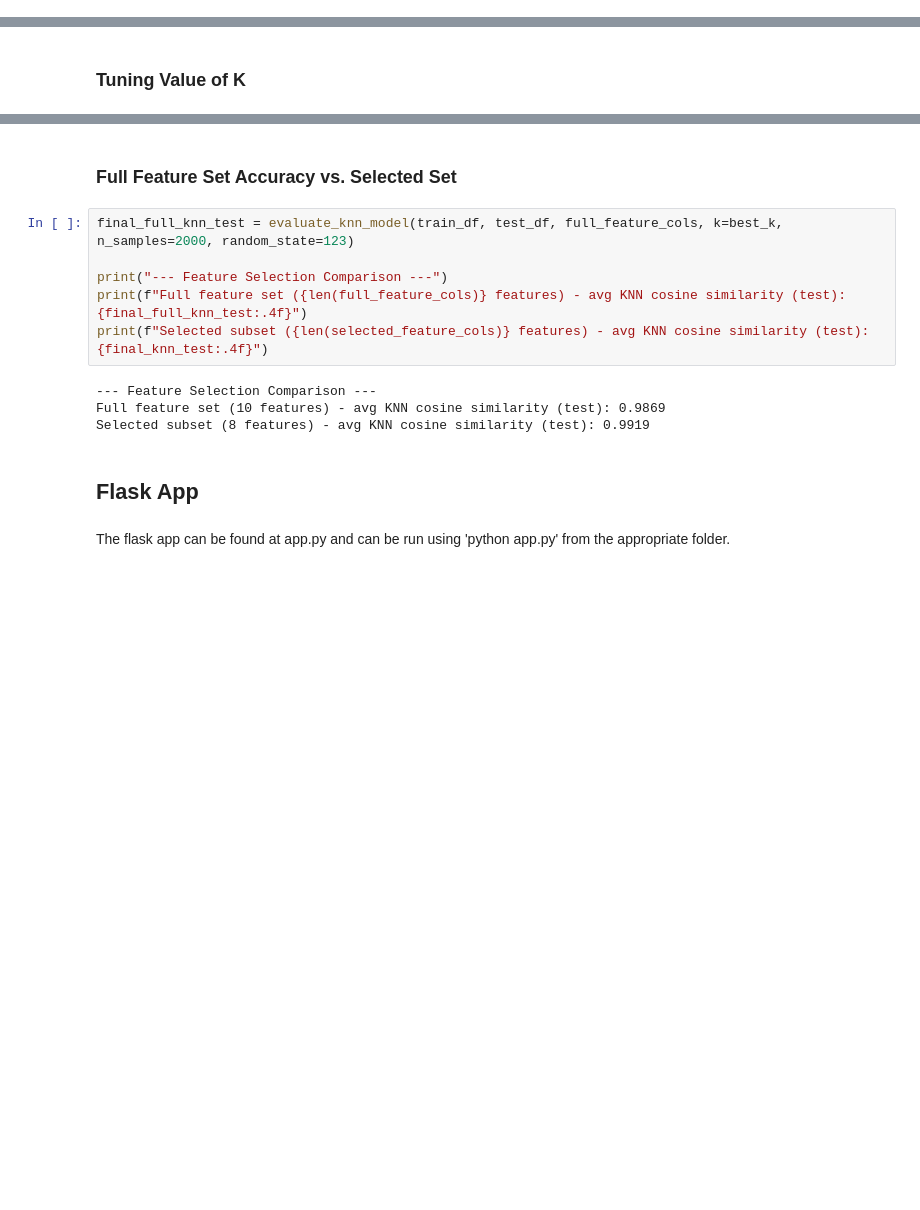
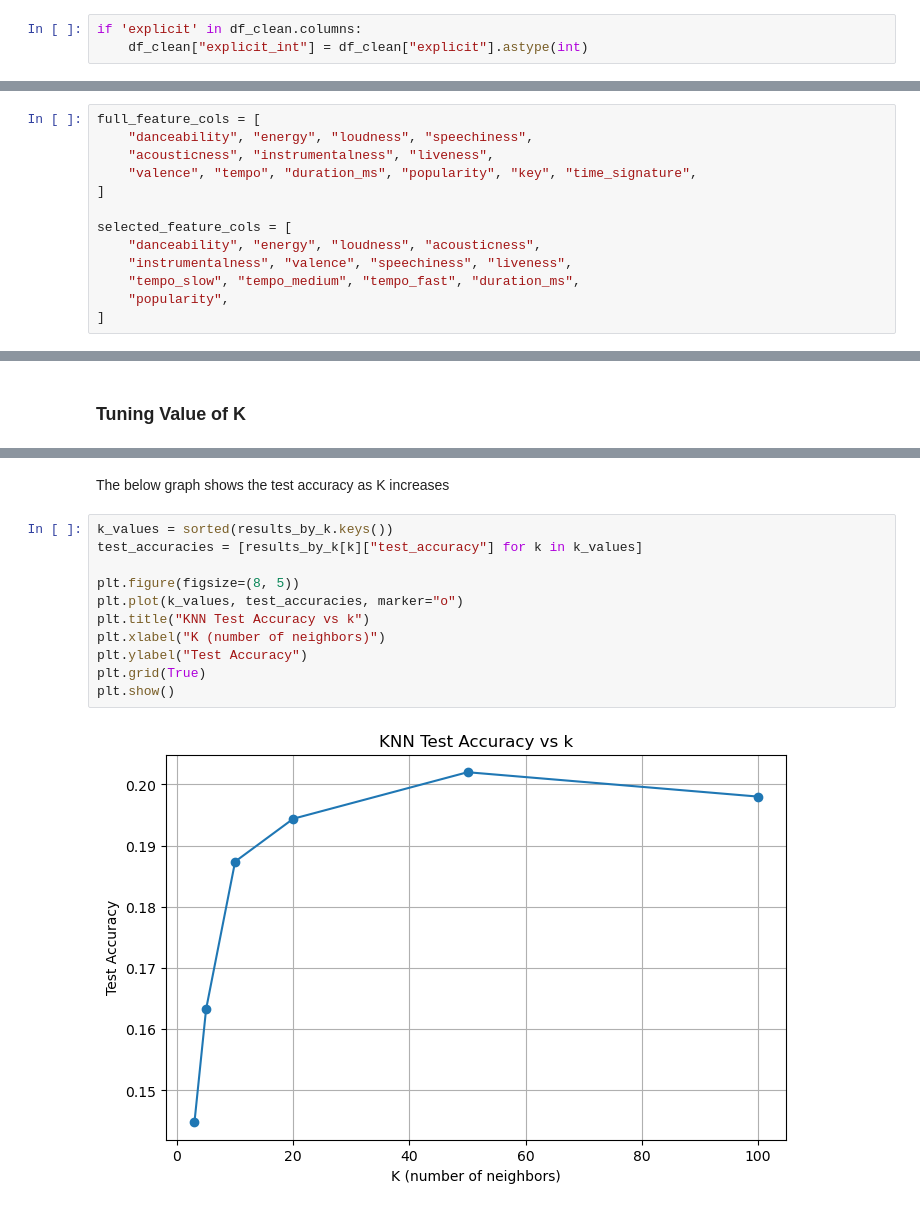
Before and after one commit to rhit-leebt2/MA384-MusicRecommender, a Jupyter notebook: Data Exploration/final-notebook.ipynb, the cells around one changed output, grey strips where cells are left out. Cells and saved outputs as stored; diff of their text form; blank space fills up the shorter version.

Commit message:
Notebook on model comparisons

```diff
--- a/Data Exploration/final-notebook.ipynb
+++ b/Data Exploration/final-notebook.ipynb
@@ -19,0 +47,3 @@ df = pd.read_csv('../Datasets/dataset.csv')
+# %%
+if 'explicit' in df_clean.columns:
+    df_clean["explicit_int"] = df_clean["explicit"].astype(int)
@@ -38,0 +77,13 @@ if 'track_name' in df_clean.columns and 'artists' in df_clean.columns:
+# %%
+full_feature_cols = [
+    "danceability", "energy", "loudness", "speechiness",
+    "acousticness", "instrumentalness", "liveness",
+    "valence", "tempo", "duration_ms", "popularity", "key", "time_signature",
+]
+
+selected_feature_cols = [
+    "danceability", "energy", "loudness", "acousticness",
+    "instrumentalness", "valence", "speechiness", "liveness",
+    "tempo_slow", "tempo_medium", "tempo_fast", "duration_ms",
+    "popularity",
+]
@@ -205,16 +238,15 @@ Difference in random baseline average similarity (test - train): -0.0011
-# %% [markdown]
-### **Full Feature Set Accuracy vs. Selected Set**
-# %%
-final_full_knn_test = evaluate_knn_model(train_df, test_df, full_feature_cols, k=best_k, n_samples=2000, random_state=123)
-
-print("--- Feature Selection Comparison ---")
-print(f"Full feature set ({len(full_feature_cols)} features) - avg KNN cosine similarity (test): {final_full_knn_test:.4f}")
-print(f"Selected subset ({len(selected_feature_cols)} features) - avg KNN cosine similarity (test): {final_knn_test:.4f}")
-# %% [output]
---- Feature Selection Comparison ---
-Full feature set (10 features) - avg KNN cosine similarity (test): 0.9869
-Selected subset (8 features) - avg KNN cosine similarity (test): 0.9919
-# %% [markdown]
-## **Flask App**
-# %% [markdown]
-The flask app can be found at app.py and can be run using 'python app.py' from the appropriate folder.
+# %% [markdown]
+The below graph shows the test accuracy as K increases
+# %%
+k_values = sorted(results_by_k.keys())
+test_accuracies = [results_by_k[k]["test_accuracy"] for k in k_values]
+
+plt.figure(figsize=(8, 5))
+plt.plot(k_values, test_accuracies, marker="o")
+plt.title("KNN Test Accuracy vs k")
+plt.xlabel("K (number of neighbors)")
+plt.ylabel("Test Accuracy")
+plt.grid(True)
+plt.show()
+# %% [output]
+[figure, added]
```
Also changed, not shown: parts of 45 cells of this notebook.
